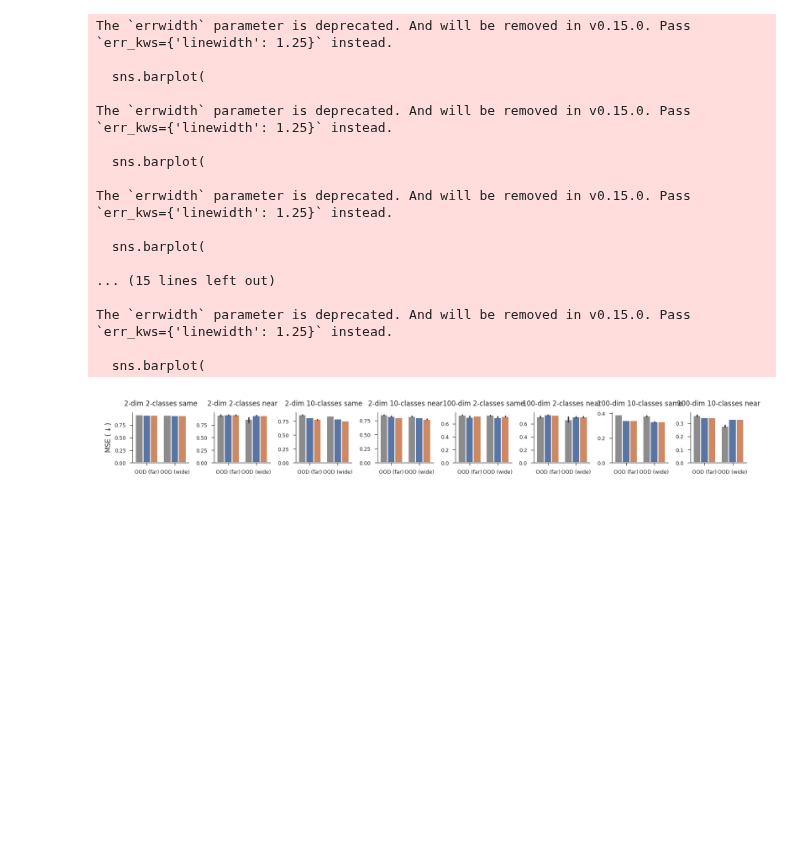
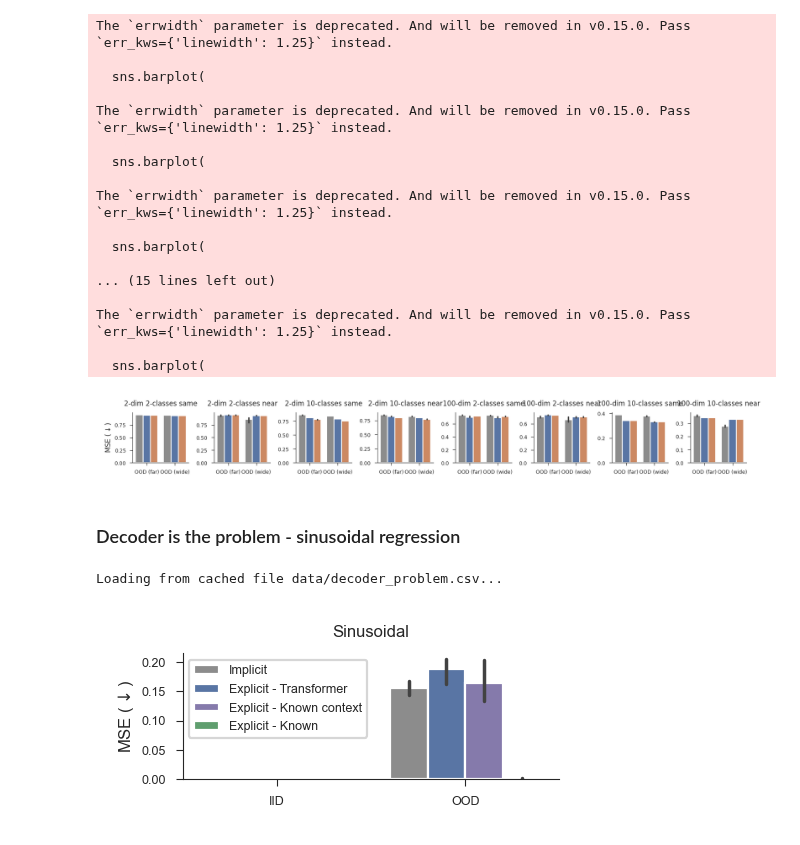
Before and after one commit to EricElmoznino/explicit_implicit_icl, a Jupyter notebook: notebooks/paper/figures.ipynb, the cells around one changed output. Drawn from its saved outputs; the diff is of its cells as text; code cells hidden in the pictures; blank space fills up the shorter version.

```diff
--- a/notebooks/paper/figures.ipynb
+++ b/notebooks/paper/figures.ipynb
@@ -1888,3 +1881,60 @@ The `errwidth` parameter is deprecated. And will be removed in v0.15.0. Pass `er
 
   sns.barplot(
 [figure]
+# %% [markdown]
+### Decoder is the problem - sinusoidal regression
+# %%
+data = get_run_performances(
+    wandb_username="ericelmoznino",
+    dataset="sinusoid-regression",
+    compare_across=["model", "context_style"],
+    comparison_metrics=["val/iid_MSE", "val/far_MSE", "val/wide_MSE"],
+    mode="min",
+    filters={
+        "config.model": {"$nin": ["explicit-mlp"]},
+        "config.kind_kwargs": "{'fixed_freq': True, 'n_freq': 3}",
+    },
+    save_path="data/decoder_problem.csv",
+)
+data = data[data["context_style"] == "same"]
+
+fig, ax = plt.subplots(figsize=(2.3, 1))
+
+model_order = [
+    "implicit",
+    "explicit-transformer",
+    "explicit-mlp",
+    "explicit-known",
+]
+default_model_colours = {
+    "implicit": sns.color_palette()[7],
+    "explicit-transformer": sns.color_palette()[0],
+    "explicit-mlp": sns.color_palette()[1],
+    "explicit-known": sns.color_palette()[2],
+}
+default_model_short_names = {
+    "implicit": "Implicit",
+    "explicit-transformer": "Explicit - Transformer",
+    "explicit-mlp": "Explicit - MLP",
+    "explicit-known": "Explicit - Known",
+}
+
+model_comparison_barplot(
+    data=data,
+    metrics=["val/iid_MSE", "val/wide_MSE"],
+    metric_short_names={"val/iid_MSE": "IID", "val/wide_MSE": "OOD"},
+    metric_units=r"MSE ($\downarrow$)",
+    err_kws={"linewidth": 1.25},
+    ax=ax,
+    model_order=default_model_order[:-1] + ["explicit-transformer-known-context"] + default_model_order[-1:],
+    model_colours={"explicit-transformer-known-context": sns.color_palette()[4], **default_model_colours},
+    model_short_names={"explicit-transformer-known-context": "Explicit - Known context", **default_model_short_names},
+)
+ax.set(title="Sinusoidal")
+ax.legend(loc="upper left")
+
+fig.savefig("saved/decoder_problem.pdf")
+plt.show()
+# %% [output]
+Loading from cached file data/decoder_problem.csv...
+[figure, added]
```
Also changed, not shown: parts of 4 cells of this notebook, 6 other files.
